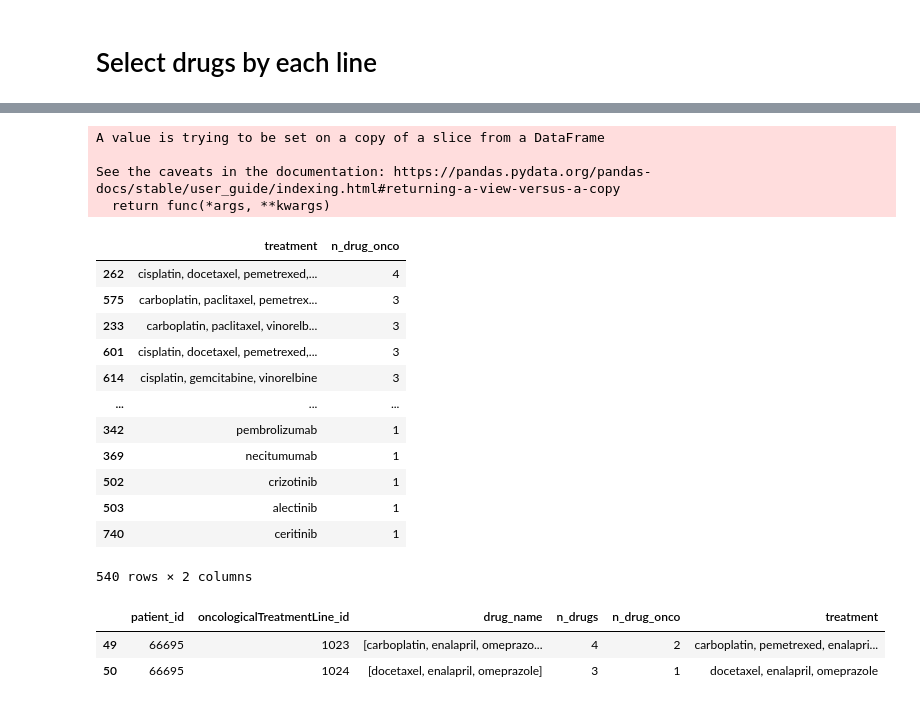
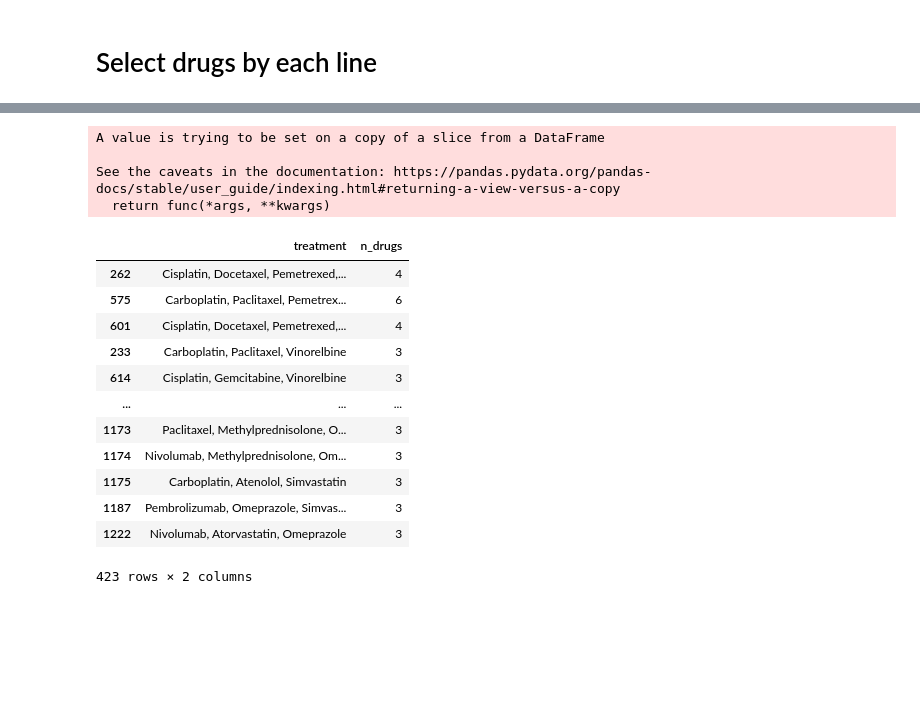
Before and after one commit to arivasm/Neuro-Symbolic_Treatment-Response, a Jupyter notebook: extract_treatment.ipynb, the cells around one changed output, grey strips where cells are left out. Drawn from its saved outputs; the diff is of its cells as text; code cells hidden in the pictures; blank space fills up the shorter version.

```diff
--- a/extract_treatment.ipynb
+++ b/extract_treatment.ipynb
@@ -7,20 +17,15 @@ from sklearn.preprocessing import MultiLabelBinarizer
 # %%
-input_path = 'Input/'
-
-t_line_drug= input_path + 'patient_oncologicalTreatmentLine_drugs.csv'
-d_no_onco = input_path + 'patient_nonOncologycalTreatments.csv'
-
-treatment_line_drug = pd.read_csv(t_line_drug, delimiter=",")
-drug_no_onco = pd.read_csv(d_no_onco, delimiter=",")
-
-treatment_line_drug['drug_name'] = treatment_line_drug['drug_name'].str.lower()
-drug_no_onco['drug_name'] = drug_no_onco['drug_name'].str.lower()
+#treatment_line_drug['drug_name'] = treatment_line_drug['drug_name'].str.lower()
+#drug_no_onco['drug_name'] = drug_no_onco['drug_name'].str.lower()
 
 replacement_mapping_dict = {
-    'enalaprile': 'enalapril',
-    'atenolole': 'atenolol'
+    'Enalaprile': 'Enalapril',
+    'Atenolole': 'Atenolol',
+    'Azitromicina': 'Azithromycin',
+    'Immunoglobulin_g': 'Human_immunoglobulin_g',
 }
 drug_no_onco['drug_name'].replace(replacement_mapping_dict, inplace=True)
+drug_no_onco = drug_no_onco.loc[~drug_no_onco.drug_name.isin(['Antibiotic','Analgesic','Antibiotics','Insulin','Corticoids'])]
 
 display(treatment_line_drug.shape, treatment_line_drug.head())
 display(drug_no_onco.shape, drug_no_onco.head())
@@ -82,6 +87,7 @@ df_drug
 1237 rows × 3 columns
 # %%
 onco_drug = set(treatment_line_drug.drug_name.unique())
+set_drugs = set()
 for i in range(df_drug.shape[0]):
     # == write the number of drug of the treatment
     drugs = df_drug.drug_name[i]
@@ -98,10 +104,12 @@ for i in range(df_drug.shape[0]):
     # == write the treatment order by onco_drug + non-onco_drug
     non_onco_drug = list(set(drugs) - set(set_d))
     non_onco_drug.sort()
-    df_drug.at[i,'treatment'] = ', '.join(list(set_d)+list(non_onco_drug))
+    df_drug.at[i,'treatment'] = ', '.join(set_d + non_onco_drug)
+    set_drugs.update(set(set_d + non_onco_drug))
 
 df_drug['n_drugs'] = df_drug['n_drugs'].astype(int)
 df_drug['n_drug_onco'] = df_drug['n_drug_onco'].astype(int)
+df_drug = df_drug.loc[df_drug['n_drugs']>2]
 df_drug = df_drug.sort_values(by=['n_drug_onco', 'n_drugs'], ascending=False)
 df_drug
 # %% [output]
@@ -121,25 +129,25 @@ df_drug
 # %%
-treatment = df_drug[['treatment', 'n_drug_onco']]
+treatment = df_drug[['treatment', 'n_drugs']]
 treatment.drop_duplicates(keep='first', inplace=True)
 #treatment = treatment.loc[treatment.astype(str).drop_duplicates().index].reset_index()
 #treatment = treatment.drop(columns=['index'])
 treatment
 # %% [output]
 A value is trying to be set on a copy of a slice from a DataFrame
 
 See the caveats in the documentation: https://pandas.pydata.org/pandas-docs/stable/user_guide/indexing.html#returning-a-view-versus-a-copy
   return func(*args, **kwargs)
-|  | treatment | n_drug_onco |
-| 262 | cisplatin, docetaxel, pemetrexed,... | 4 |
-| 575 | carboplatin, paclitaxel, pemetrex... | 3 |
-| 233 | carboplatin, paclitaxel, vinorelb... | 3 |
-| 601 | cisplatin, docetaxel, pemetrexed,... | 3 |
-| 614 | cisplatin, gemcitabine, vinorelbine | 3 |
+|  | treatment | n_drugs |
+| 262 | Cisplatin, Docetaxel, Pemetrexed,... | 4 |
+| 575 | Carboplatin, Paclitaxel, Pemetrex... | 6 |
+| 601 | Cisplatin, Docetaxel, Pemetrexed,... | 4 |
+| 233 | Carboplatin, Paclitaxel, Vinorelbine | 3 |
+| 614 | Cisplatin, Gemcitabine, Vinorelbine | 3 |
 | ... | ... | ... |
-| 342 | pembrolizumab | 1 |
-| 369 | necitumumab | 1 |
-| 502 | crizotinib | 1 |
-| 503 | alectinib | 1 |
-| 740 | ceritinib | 1 |
+| 1173 | Paclitaxel, Methylprednisolone, O... | 3 |
+| 1174 | Nivolumab, Methylprednisolone, Om... | 3 |
+| 1175 | Carboplatin, Atenolol, Simvastatin | 3 |
+| 1187 | Pembrolizumab, Omeprazole, Simvas... | 3 |
+| 1222 | Nivolumab, Atorvastatin, Omeprazole | 3 |
-540 rows × 2 columns
+423 rows × 2 columns
 # %%
@@ -147,6 +154,0 @@ treatment.to_csv('treatments/cancer_treatments.csv', index=False)
-# %%
-df_drug.loc[df_drug.patient_id==66695]
-# %% [output]
-|  | patient_id | oncologicalTreatmentLine_id | drug_name | n_drugs | n_drug_onco | treatment |
-| 49 | 66695 | 1023 | [carboplatin, enalapril, omeprazo... | 4 | 2 | carboplatin, pemetrexed, enalapri... |
-| 50 | 66695 | 1024 | [docetaxel, enalapril, omeprazole] | 3 | 1 | docetaxel, enalapril, omeprazole |
```
Also changed, not shown: parts of 12 cells of this notebook, 4 other files.
